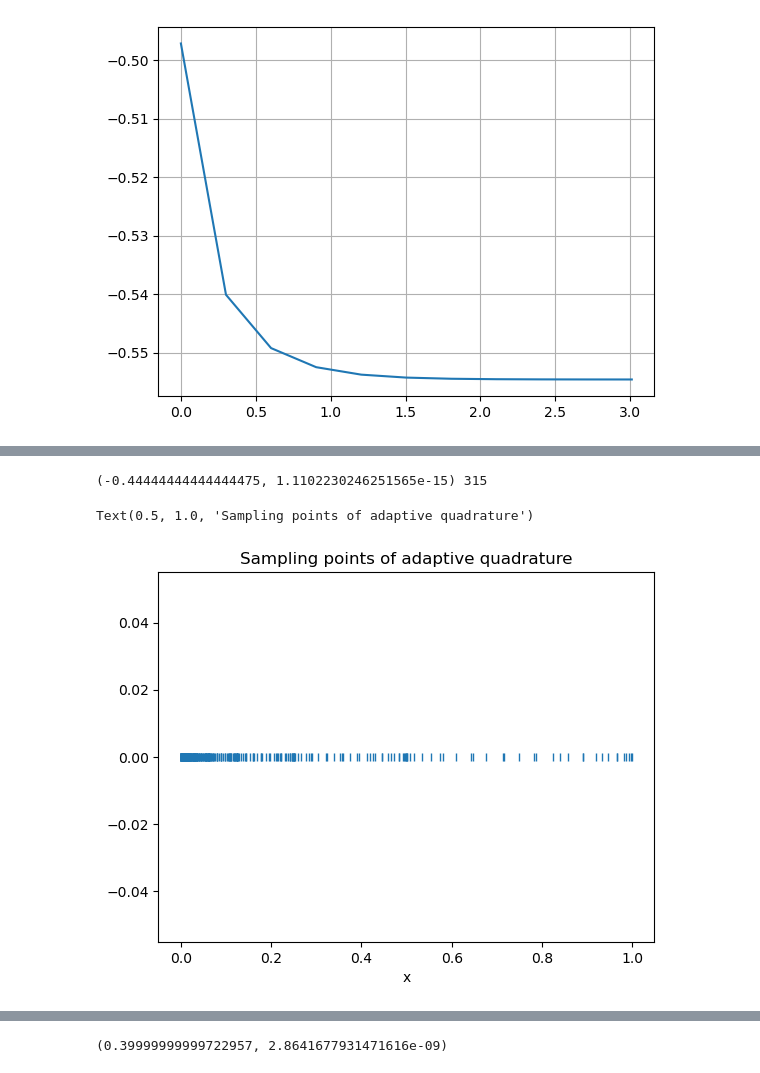
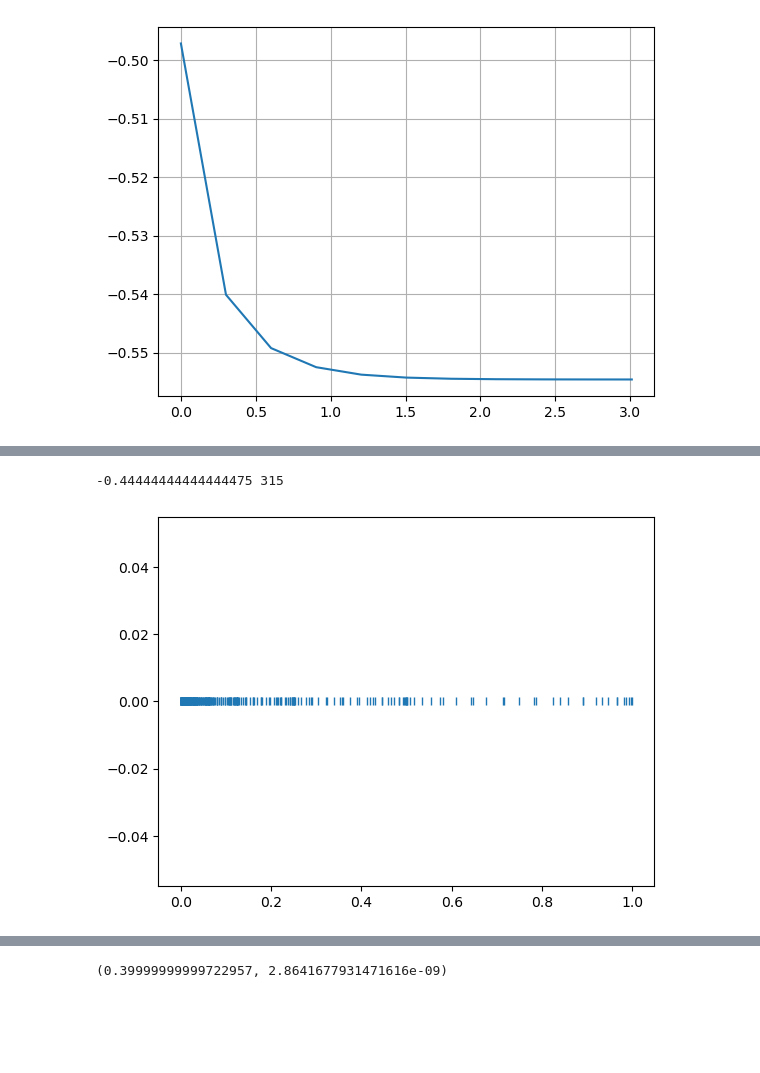
Before and after one commit to Chris0325/scientific_computing, a Jupyter notebook: chapter_8.ipynb, the cells around one changed output, grey strips where cells are left out. Saved outputs shown, nothing was run; the diff lists cells and outputs as text; code cells hidden in the pictures; blank space fills up the shorter version.

```diff
--- a/chapter_8.ipynb
+++ b/chapter_8.ipynb
@@ -389,10 +402,10 @@ Text(0.5, 1.0, 'Sampling points of adaptive quadrature')
 # %%
 def monte_carlo(f, a, b, n):
     samples = a + np.random.random(n) * (b - a)
-    return f(samples).mean() * (b - a)
+    return np.mean([f(x) for x in samples]) * (b - a)
 
 
-vs = np.array([monte_carlo(f, 0, 1, 10 ** i) for i in range(8)])
+vs = np.array([monte_carlo(f, 0, 1, 10 ** i) for i in range(6)])
 errors = np.abs(vs - np.pi)
 plt.plot(range(len(vs)), - np.log10(errors))
 plt.grid(True)
@@ -401,10 +414,8 @@ plt.grid(True)
 # %%
 # 8.2
 def f(x):
-    y = np.zeros_like(x)
-    mask = x > 0
-    y[mask] =  np.sqrt(x[mask]) * np.log(x[mask])
-    return y
+    points.append(x)
+    return np.sqrt(x) * np.log(x) if x else 0
 
 
 for quad in [midpoint, trapezoid, simpson]:
@@ -419,8 +430,8 @@ print(errors)
 [np.float64(3.537376553384353), np.float64(3.5663446866782427), np.float64(3.5781954202104505), np.float64(3.5829537734010235), np.float64(3.584837069781048), np.float64(3.5855739656098375), np.float6 ...
 [figure]
 # %%
-x = np.linspace(0, 1, 101)
-plt.plot(x, f(x))
+xs = np.linspace(0, 1, 101)
+plt.plot(xs, [f(x) for x in xs])
 # %% [output]
 [<matplotlib.lines.Line2D at 0x...>]
 [figure]
@@ -449,21 +460,24 @@ print(errors)
+# %%
+def integrate_and_sampling(f, intervals, **kwargs):
+    points.clear()
+    vs, ns = [], []
+    for a, b in intervals:
+        v, error, detail = integrate.quad(f, a, b, full_output=1, **kwargs)
+        vs.append(v)
+        ns.append(detail['neval'])
+    print(sum(vs), sum(ns))
+    plt.plot(points, [0] * len(points), '|')
 # %%
-points = []
 
-def f_with_trace(x):
+def f(x):
     points.append(x)
     return 0 if not x else np.sqrt(x) * np.log(x)
 
 
-out = integrate.quad(f_with_trace, 0, 1, epsabs=1e-10, full_output=1)
-print(out[:2], out[2]['neval'])
-
-plt.plot(points, [0]*len(points), '|')
-plt.xlabel('x')
-plt.title('Sampling points of adaptive quadrature')
+integrate_and_sampling(f, [[0, 1]], epsabs=1e-10)
 # %% [output]
-(-0.44444444444444475, 1.1102230246251565e-15) 315
+-0.44444444444444475 315
-Text(0.5, 1.0, 'Sampling points of adaptive quadrature')
-[figure, old version]
+[figure, new version]
 # %%
 # 8.3
 # (a)
```
Also changed, not shown: parts of 54 cells of this notebook, 1 other file.
